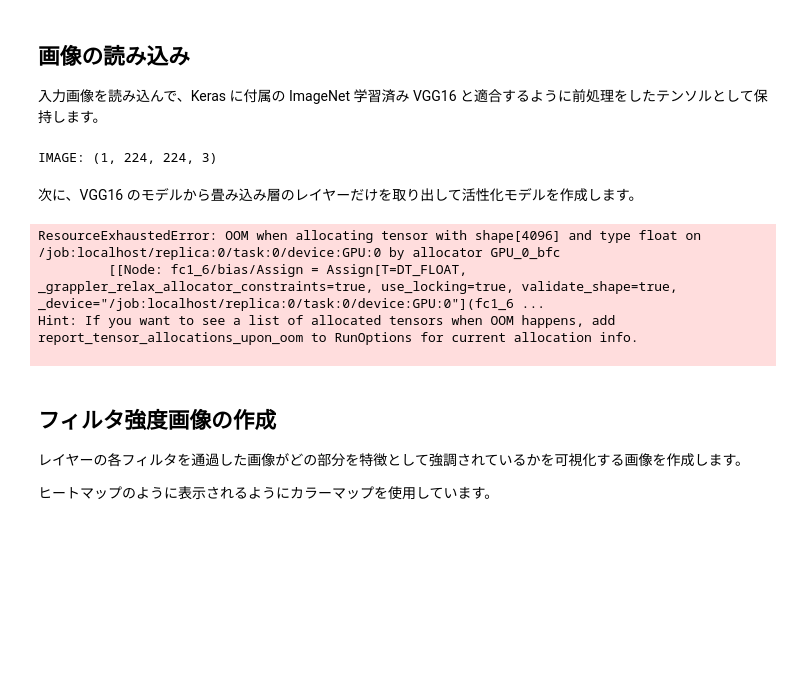
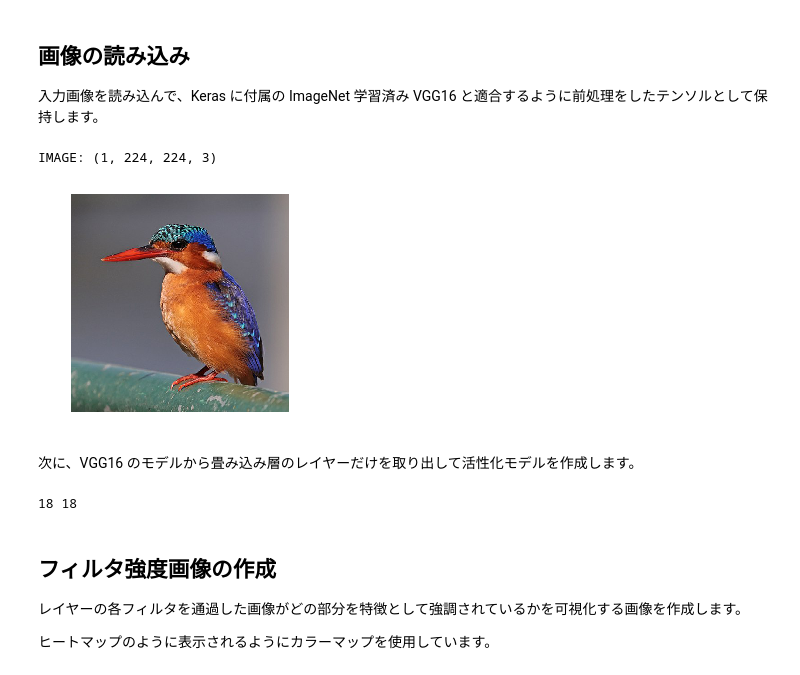
Before and after one commit to torao/jupyter-notebooks, a Jupyter notebook: ml/cv/cnn/filtered-images.ipynb, the cells around one changed output. Drawn from its saved outputs; the diff is of its cells as text; code cells hidden in the pictures; blank space fills up the shorter version.

Commit message:
modify to create kawasemi filtered images.

```diff
--- a/ml/cv/cnn/filtered-images.ipynb
+++ b/ml/cv/cnn/filtered-images.ipynb
@@ -19,15 +19,20 @@ output_dir = "filtered-images_vgg16"
 # %%
 from keras.applications.vgg16 import preprocess_input
 from keras.preprocessing import image
 import numpy as np
+import matplotlib.pyplot as plt
+%matplotlib inline
 
 img = image.load_img(input_file, target_size=(224, 224))
+plt.axis("off")
+plt.imshow(img)
 img = image.img_to_array(img)
 img = np.expand_dims(img, axis=0)
 img = preprocess_input(img)
 print("IMAGE: %s" % str(img.shape))
 # %% [output]
 IMAGE: (1, 224, 224, 3)
+[figure, added]
 # %% [markdown]
 次に、VGG16 のモデルから畳み込み層のレイヤーだけを取り出して活性化モデルを作成します。
 # %%
@@ -35,7 +40,7 @@ from keras import models
 from keras.applications.vgg16 import VGG16
 
 model = VGG16(weights="imagenet")
-layers = model.layers[0:19]
+layers = model.layers[1:19]
 layer_outputs = [layer.output for layer in layers]
 activation_model = models.Model(inputs=model.input, outputs=layer_outputs)
 # activation_model.summary()
@@ -44,10 +49,7 @@ activations = activation_model.predict(img)
 # for i, activation in enumerate(activations):
 #   print("%2d: %s" % (i, str(activation.shape)))
 # %% [output]
-ResourceExhaustedError: OOM when allocating tensor with shape[4096] and type float on /job:localhost/replica:0/task:0/device:GPU:0 by allocator GPU_0_bfc
-         [[Node: fc1_6/bias/Assign = Assign[T=DT_FLOAT, _grappler_relax_allocator_constraints=true, use_locking=true, validate_shape=true, _device="/job:localhost/replica:0/task:0/device:GPU:0"](fc1_6 ...
-Hint: If you want to see a list of allocated tensors when OOM happens, add report_tensor_allocations_upon_oom to RunOptions for current allocation info.
-
+18 18
 # %% [markdown]
 ## フィルタ強度画像の作成
 
```
Also changed, not shown: parts of 2 cells of this notebook, 23 other files.
